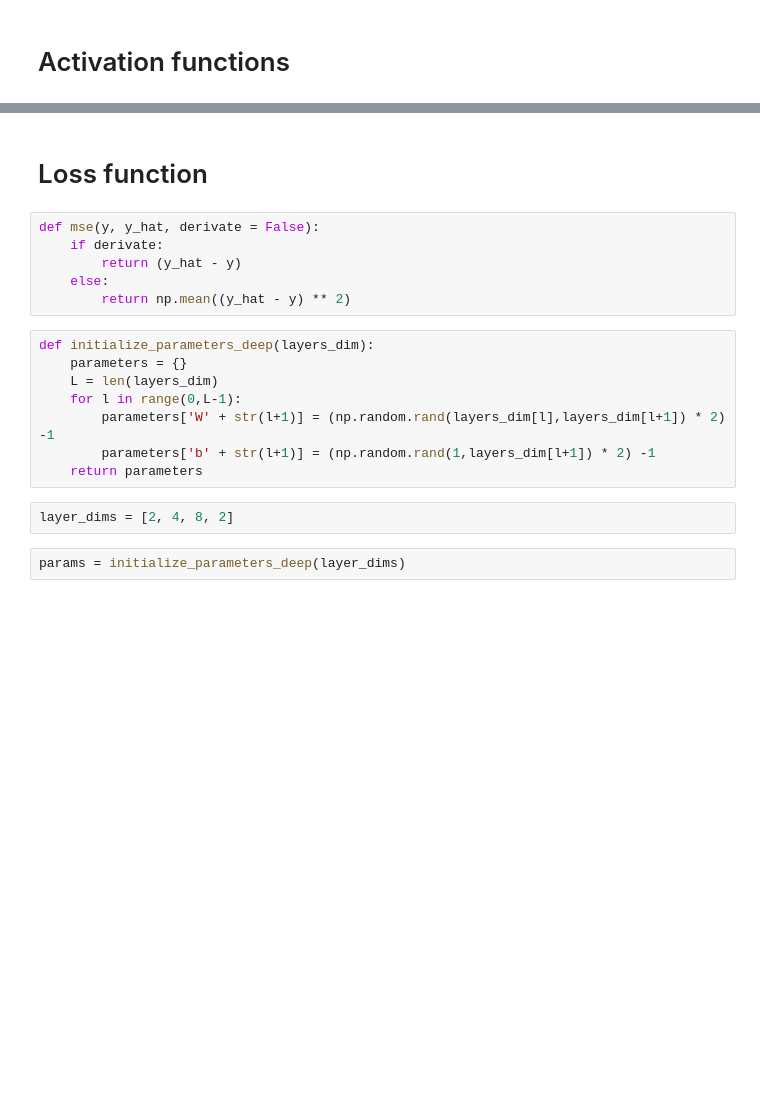
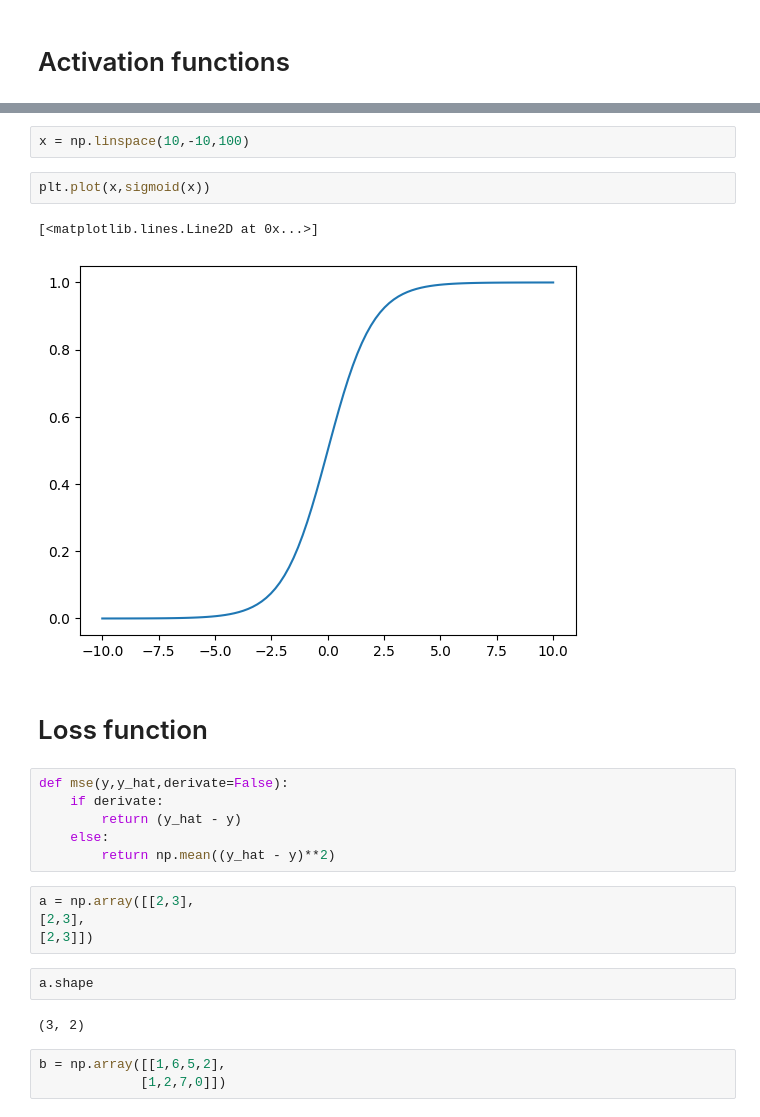
Before and after one commit to oscardbocanegra/learning_platzi, a Jupyter notebook: machine_learning/redes_neuronales/red_con_np.ipynb, the cells around one changed output, grey strips where cells are left out. Saved outputs shown, nothing was run; the diff lists cells and outputs as text; blank space fills up the shorter version.

```diff
--- a/machine_learning/redes_neuronales/red_con_np.ipynb
+++ b/machine_learning/redes_neuronales/red_con_np.ipynb
@@ -36,21 +45,27 @@ def relu(x, derivate = False):
+# %%
+x = np.linspace(10,-10,100)
+# %%
+plt.plot(x,sigmoid(x))
+# %% [output]
+[<matplotlib.lines.Line2D at 0x...>]
+[figure, added]
 # %% [markdown]
 # Loss function
 # %%
-def mse(y, y_hat, derivate = False):
+def mse(y,y_hat,derivate=False):
     if derivate:
         return (y_hat - y)
     else:
-        return np.mean((y_hat - y) ** 2)
+        return np.mean((y_hat - y)**2)
 # %%
-def initialize_parameters_deep(layers_dim):
-    parameters = {}
-    L = len(layers_dim)
-    for l in range(0,L-1):
-        parameters['W' + str(l+1)] = (np.random.rand(layers_dim[l],layers_dim[l+1]) * 2) -1
-        parameters['b' + str(l+1)] = (np.random.rand(1,layers_dim[l+1]) * 2) -1
-    return parameters
+a = np.array([[2,3],
+[2,3],
+[2,3]])
 # %%
-layer_dims = [2, 4, 8, 2]
+a.shape
+# %% [output]
+(3, 2)
 # %%
-params = initialize_parameters_deep(layer_dims)
+b = np.array([[1,6,5,2],
+             [1,2,7,0]])
 # %%
```
Also changed, not shown: parts of 18 cells of this notebook.
